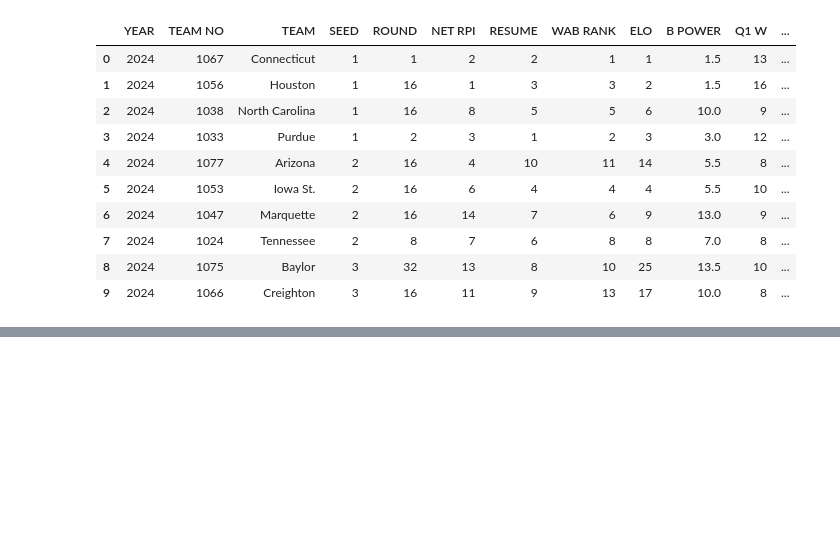
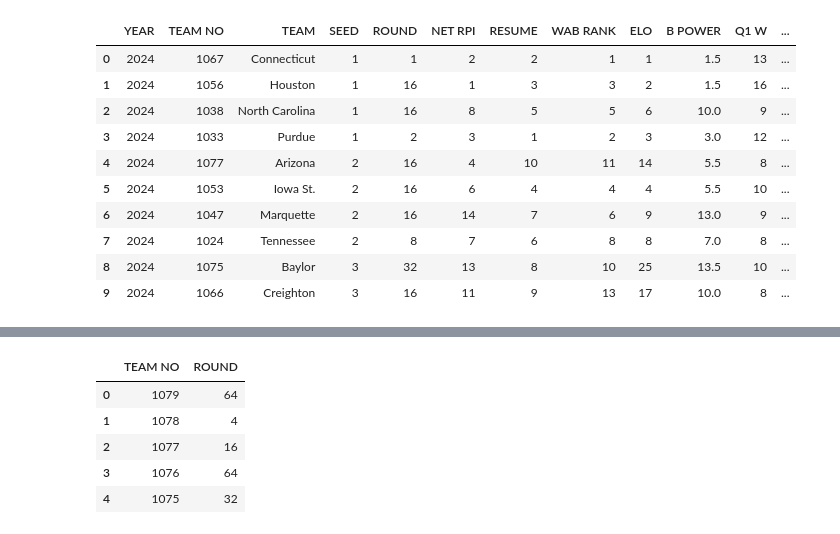
Before and after one commit to jackdorner/CSC2621FinalProject, a Jupyter notebook: FinalProject.ipynb, the cells around one changed output, grey strips where cells are left out. Cells and saved outputs as stored; diff of their text form; code cells hidden in the pictures; blank space fills up the shorter version.

```diff
--- a/FinalProject.ipynb
+++ b/FinalProject.ipynb
@@ -55,0 +80,14 @@ shoting_df_2024.head(10)
+# %%
+all_time_results_df = pd.read_csv('Data_Needs_updated_after_selection_sunday/Team Results.csv')
+all_time_tourny_win_percent = all_time_results_df['WIN%']
+team_rankings_df = pd.read_csv('Data_Needs_updated_after_selection_sunday/TeamRankings.csv')
+team_rankings_2024 = team_rankings_df[team_rankings_df['YEAR'] == 2024]
+round_reached_all_time = team_rankings_df[['TEAM NO', 'ROUND']]
+round_reached_all_time.head()
+# %% [output]
+|  | TEAM NO | ROUND |
+| 0 | 1079 | 64 |
+| 1 | 1078 | 4 |
+| 2 | 1077 | 16 |
+| 3 | 1076 | 64 |
+| 4 | 1075 | 32 |
```
Also changed, not shown: parts of 7 cells of this notebook.
